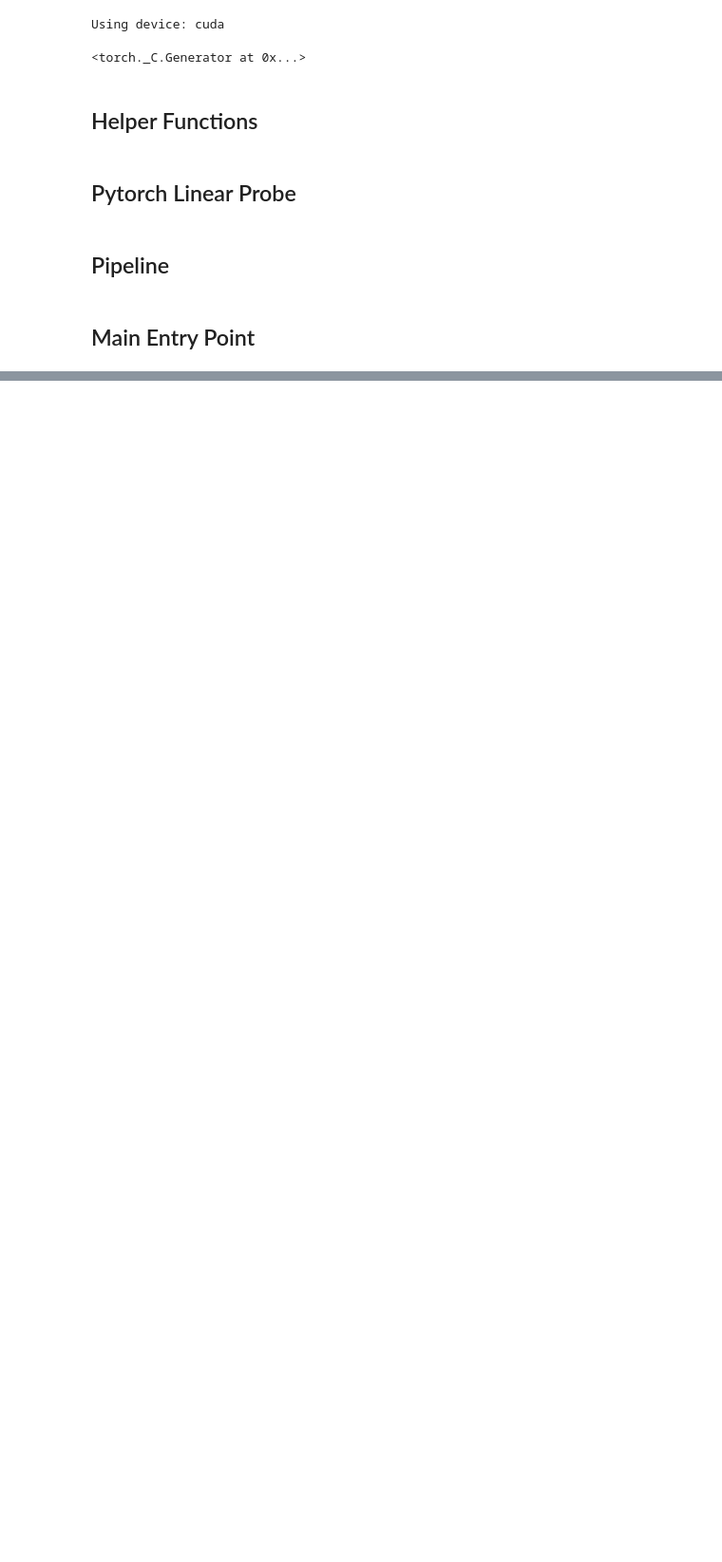
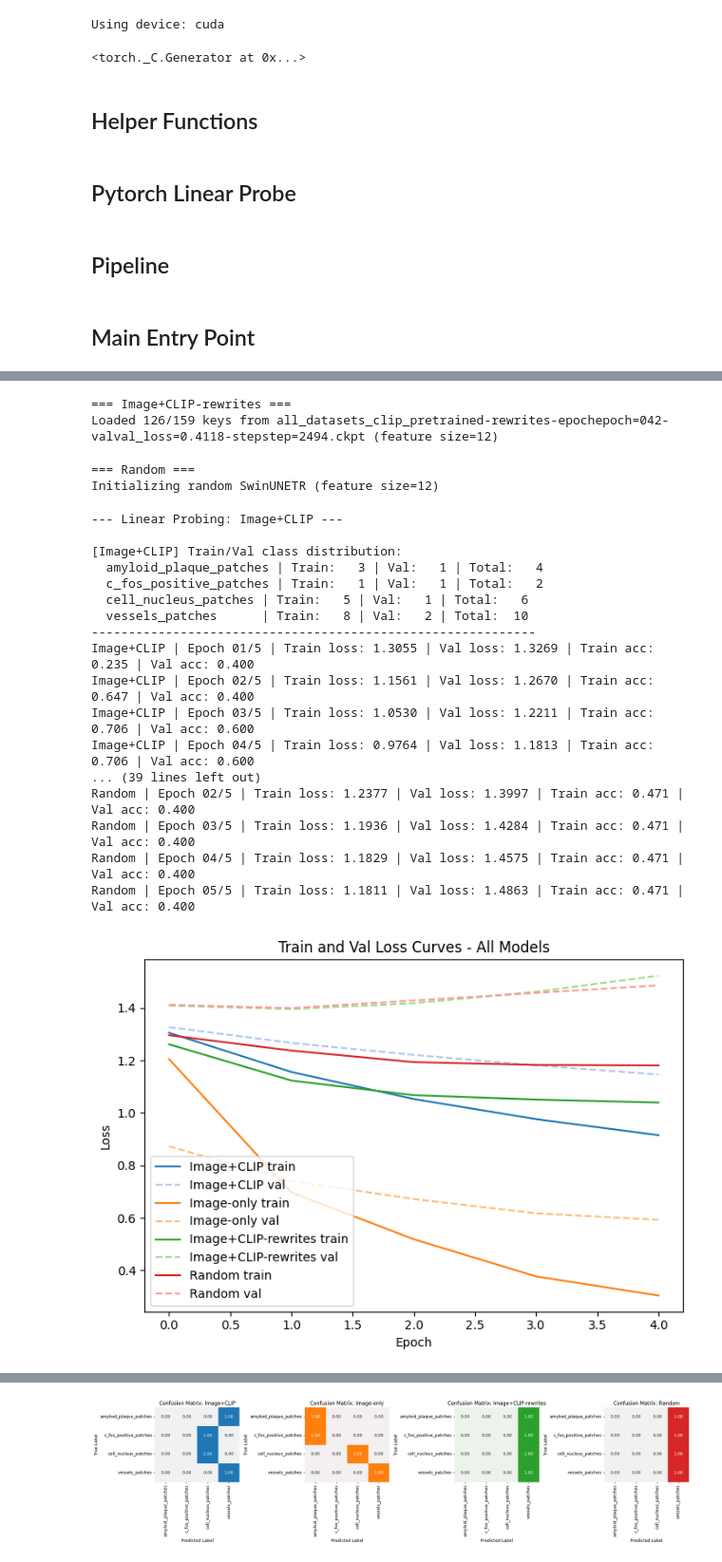
Before and after one commit to AdinaScheinfeld/ssl_project, a Jupyter notebook: notebooks/evaluate_ssl.ipynb, the cells around one changed output, grey strips where cells are left out. Shown at 95% size. Drawn from its saved outputs; the diff is of its cells as text; code cells hidden in the pictures; blank space fills up the shorter version.

```diff
--- a/notebooks/evaluate_ssl.ipynb
+++ b/notebooks/evaluate_ssl.ipynb
@@ -606,0 +679,10 @@ Random | Epoch 01/1 | Train loss: 1.6924 | Val loss: 1.3561 | Train acc: 0.088 |
+# %%
+if __name__ == '__main__':
+    main(
+        data_root=data_root,
+        model_specs=model_specs,
+        model_colors=model_colors,
+        num_epochs=5,
+        fraction=0.25
+    )
+# %% [output]
@@ -606,0 +701,22 @@ Random | Epoch 01/1 | Train loss: 1.6924 | Val loss: 1.3561 | Train acc: 0.088 |
+=== Image+CLIP-rewrites ===
+Loaded 126/159 keys from all_datasets_clip_pretrained-rewrites-epochepoch=042-valval_loss=0.4118-stepstep=2494.ckpt (feature size=12)
+=== Random ===
+Initializing random SwinUNETR (feature size=12)
+--- Linear Probing: Image+CLIP ---
+
+[Image+CLIP] Train/Val class distribution:
+  amyloid_plaque_patches | Train:   3 | Val:   1 | Total:   4
+  c_fos_positive_patches | Train:   1 | Val:   1 | Total:   2
+  cell_nucleus_patches | Train:   5 | Val:   1 | Total:   6
+  vessels_patches      | Train:   8 | Val:   2 | Total:  10
+------------------------------------------------------------
+Image+CLIP | Epoch 01/5 | Train loss: 1.3055 | Val loss: 1.3269 | Train acc: 0.235 | Val acc: 0.400
+Image+CLIP | Epoch 02/5 | Train loss: 1.1561 | Val loss: 1.2670 | Train acc: 0.647 | Val acc: 0.400
+Image+CLIP | Epoch 03/5 | Train loss: 1.0530 | Val loss: 1.2211 | Train acc: 0.706 | Val acc: 0.600
+Image+CLIP | Epoch 04/5 | Train loss: 0.9764 | Val loss: 1.1813 | Train acc: 0.706 | Val acc: 0.600
+... (39 lines left out)
+Random | Epoch 02/5 | Train loss: 1.2377 | Val loss: 1.3997 | Train acc: 0.471 | Val acc: 0.400
+Random | Epoch 03/5 | Train loss: 1.1936 | Val loss: 1.4284 | Train acc: 0.471 | Val acc: 0.400
+Random | Epoch 04/5 | Train loss: 1.1829 | Val loss: 1.4575 | Train acc: 0.471 | Val acc: 0.400
+Random | Epoch 05/5 | Train loss: 1.1811 | Val loss: 1.4863 | Train acc: 0.471 | Val acc: 0.400
+[figure, added]
@@ -606,0 +724 @@ Random | Epoch 01/1 | Train loss: 1.6924 | Val loss: 1.3561 | Train acc: 0.088 |
+[figure, added]
```
Also changed, not shown: parts of 20 cells of this notebook, 2 other files.
